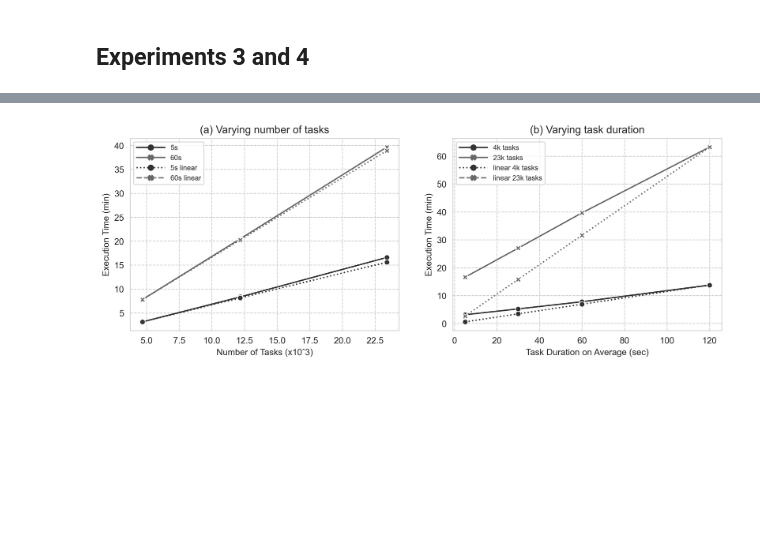
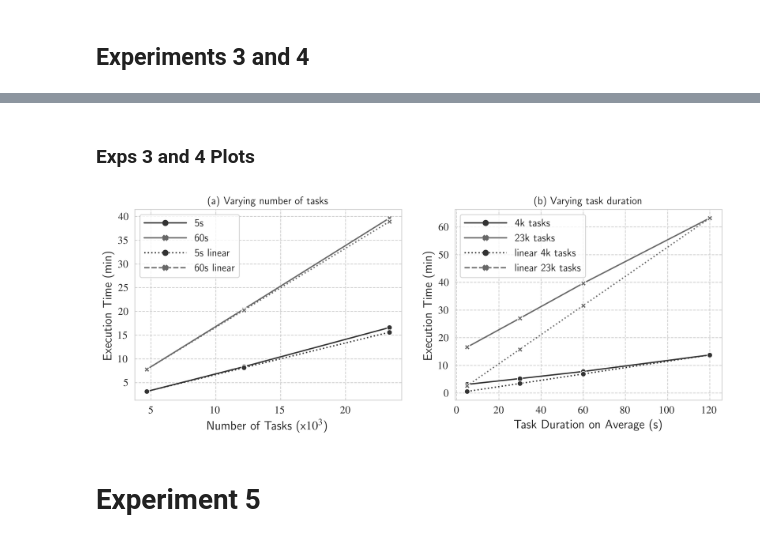
Before and after one commit to hpcdb/d-Chiron, a Jupyter notebook: experiments/experiment_plots.ipynb, the cells around one changed output, grey strips where cells are left out. Cells and saved outputs as stored; diff of their text form; code cells hidden in the pictures; blank space fills up the shorter version.

Commit message:
Adding other plots for the final version

```diff
--- a/experiments/experiment_plots.ipynb
+++ b/experiments/experiment_plots.ipynb
@@ -7,0 +11,22 @@ from matplotlib.lines import Line2D
+# %%
+# Constants
+usetex = True
+SMALL_SIZE = 12
+MEDIUM_SIZE = 14
+BIGGER_SIZE = 16
+if usetex:
+    plt.rcParams.update({
+        'text.usetex': True,
+        'font.family': 'serif',
+        'font.serif': ['Times'],
+        'font.size': SMALL_SIZE,          # controls default text sizes
+        'axes.titlesize': SMALL_SIZE,     # fontsize of the axes title
+        'axes.labelsize': MEDIUM_SIZE,    # fontsize of the x and y labels
+        'xtick.labelsize': SMALL_SIZE,    # fontsize of the tick labels
+        'ytick.labelsize': SMALL_SIZE,    # fontsize of the tick labels
+        'legend.fontsize': SMALL_SIZE,    # legend fontsize
+        'figure.titlesize': BIGGER_SIZE,  # fontsize of the figure title
+    })
+
+FIG_SIZE=(12,4)
+DEFAULT_PALETTE = sns.color_palette("Greys_r", 5)
@@ -217,9 +245,11 @@ plt.savefig('exps1and2.pdf', format='pdf', dpi=1000, bbox_inches = 'tight')
+# %% [markdown]
+### Exps 3 and 4 Plots
 # %%
-fig, axs = plt.subplots(nrows=1, ncols=2, figsize=(12,4), dpi=300)
+fig, axs = plt.subplots(nrows=1, ncols=2, figsize=FIG_SIZE, dpi=300)
 
 # Exp3 - Varying number of tasks
 index = 0
-palette = sns.color_palette("Greys_r", 5)[:2]
+palette = DEFAULT_PALETTE[:2]
 
 axs[index].set_title("(a) Varying number of tasks")
 
@@ -227,37 +257,39 @@ sns.lineplot(data=exp3_df, x='tasks', y='time', hue='task_duration',
              style="task_duration", markers=True, dashes=False,
              palette=palette, ax=axs[index])
 
 temp_ax = sns.lineplot(data=exp3_df, x='tasks', y='linear_time', hue='linear_task_duration',
              style="linear_task_duration", dashes=True, markers=True,
              palette=palette, ax=axs[index])
 
 axs[index].lines[4].set_linestyle("dotted")
 axs[index].lines[5].set_linestyle("dotted")
 axs[index].lines[6].set_linestyle("dotted")
 
-axs[index].set_xlabel("Number of Tasks (x10ˆ3)")
-axs[index].set_ylabel("Execution Time (min)")
-axs[index].legend(fontsize=8, handlelength=4)
+axs[index].set_xlabel("Number of Tasks (x$10^3$)", fontweight="bold")
+axs[index].set_ylabel("Execution Time (min)", fontweight="bold")
+axs[index].legend(fontsize=SMALL_SIZE, handlelength=4)
 
 # Exp2 - Weak scaling
 index += 1
 axs[index].set_title("(b) Varying task duration")
 
 sns.lineplot(data=exp4_df, x='task_duration', y='time', hue='tasks',
              style="tasks", markers=True, dashes=False,
              palette=palette, ax=axs[index])
 
 temp_ax = sns.lineplot(data=exp4_df, x='task_duration', y='linear_time', hue='linear_tasks',
              style="linear_tasks", dashes=True, markers=True,
              palette=palette, ax=axs[index])
 
 axs[index].lines[4].set_linestyle("dotted")
 axs[index].lines[5].set_linestyle("dotted")
 axs[index].lines[6].set_linestyle("dotted")
 
-axs[index].set_xlabel("Task Duration on Average (sec)")
-axs[index].set_ylabel("Execution Time (min)")
-axs[index].legend(fontsize=8, handlelength=4)
+axs[index].set_xlabel("Task Duration on Average (s)", fontweight="bold")
+axs[index].set_ylabel("Execution Time (min)", fontweight="bold")
+axs[index].legend(fontsize=SMALL_SIZE, handlelength=4)
 plt.savefig('exps3and4.pdf', format='pdf', dpi=1000, bbox_inches = 'tight')
 # %% [output]
-[figure, old version]
+[figure, new version]
+# %% [markdown]
+# Experiment 5
```
Also changed, not shown: parts of 20 cells of this notebook, 2 other files.
